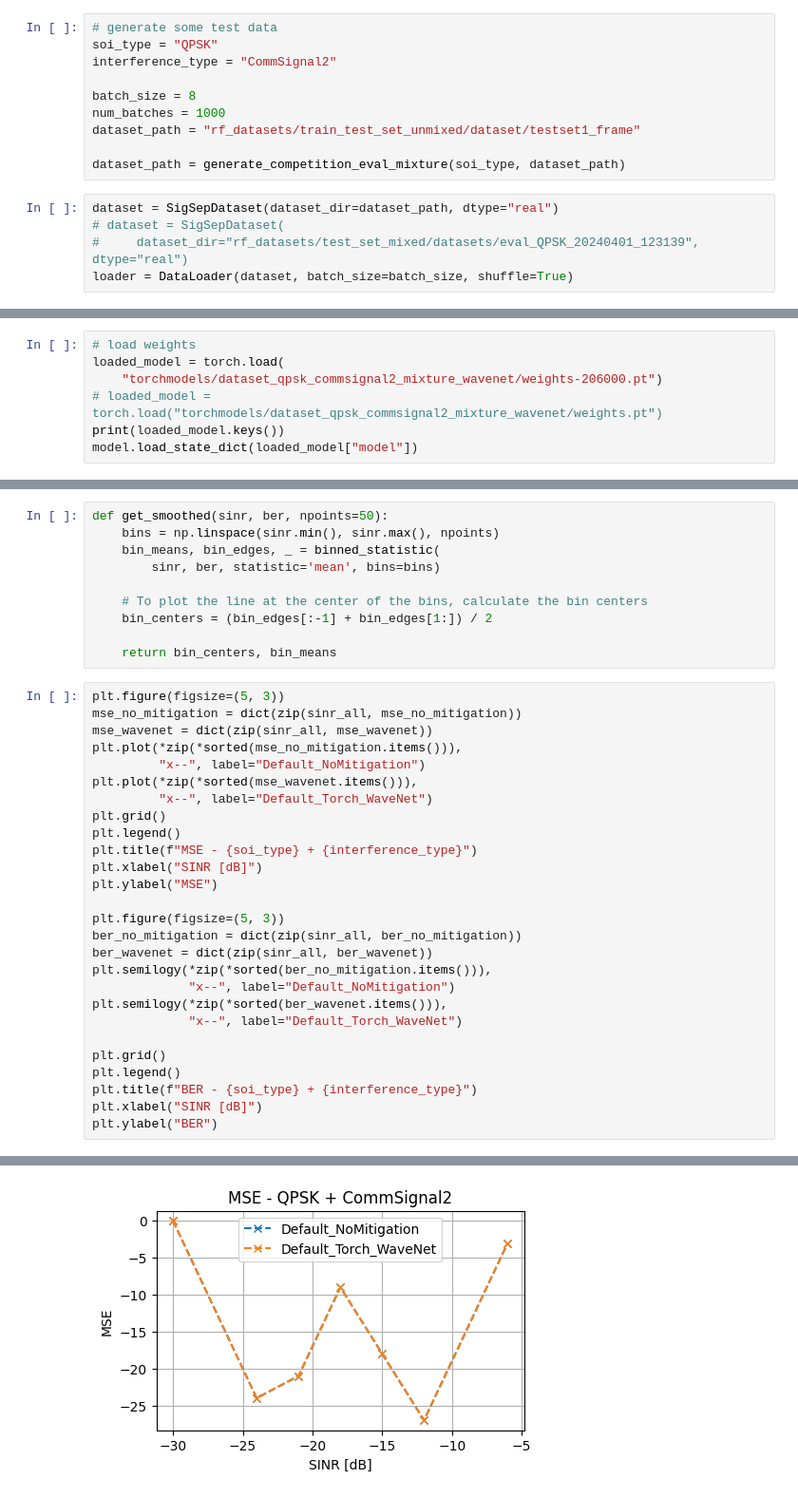
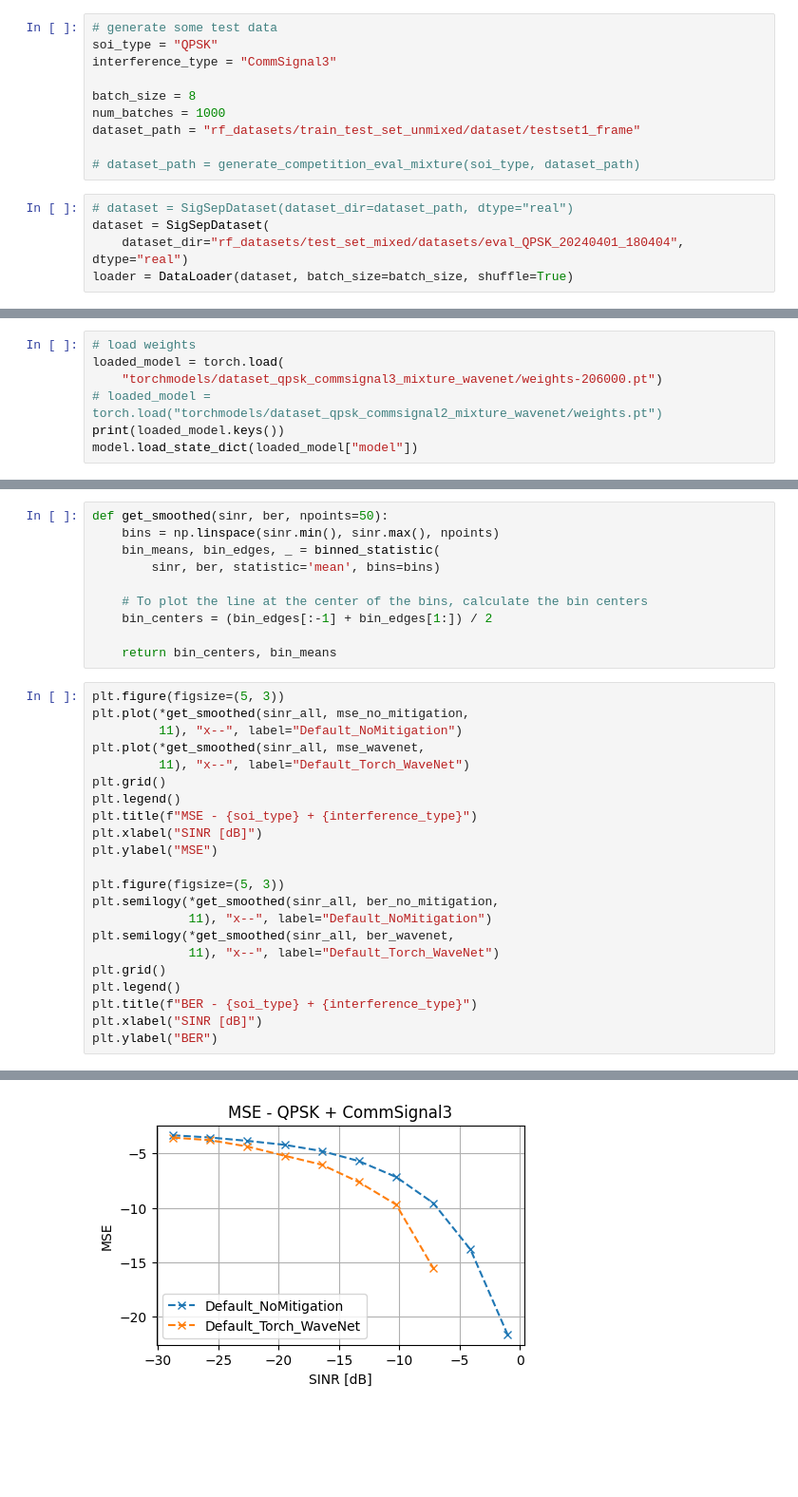
Before and after one commit to AhmedTarek62/ENEL645_ML_Project_RF_Challenge, a Jupyter notebook: notebooks/RFC_Default_Torch_WaveNet_inference.ipynb, the cells around one changed output, grey strips where cells are left out. Shown at 95% size. Saved outputs shown, nothing was run; the diff lists cells and outputs as text; blank space fills up the shorter version.

```diff
--- a/notebooks/RFC_Default_Torch_WaveNet_inference.ipynb
+++ b/notebooks/RFC_Default_Torch_WaveNet_inference.ipynb
@@ -29,17 +26,17 @@ Using device:  cuda
 # %%
 # generate some test data
 soi_type = "QPSK"
-interference_type = "CommSignal2"
+interference_type = "CommSignal3"
 
 batch_size = 8
 num_batches = 1000
 dataset_path = "rf_datasets/train_test_set_unmixed/dataset/testset1_frame"
 
-dataset_path = generate_competition_eval_mixture(soi_type, dataset_path)
+# dataset_path = generate_competition_eval_mixture(soi_type, dataset_path)
 # %%
-dataset = SigSepDataset(dataset_dir=dataset_path, dtype="real")
-# dataset = SigSepDataset(
-#     dataset_dir="rf_datasets/test_set_mixed/datasets/eval_QPSK_20240401_123139", dtype="real")
+# dataset = SigSepDataset(dataset_dir=dataset_path, dtype="real")
+dataset = SigSepDataset(
+    dataset_dir="rf_datasets/test_set_mixed/datasets/eval_QPSK_20240401_180404", dtype="real")
 loader = DataLoader(dataset, batch_size=batch_size, shuffle=True)
 # %%
 batch = next(iter(loader))
@@ -76,7 +73,7 @@ Estimated Total Size (MB): 6291451134.81
 # %%
 # load weights
 loaded_model = torch.load(
-    "torchmodels/dataset_qpsk_commsignal2_mixture_wavenet/weights-206000.pt")
+    "torchmodels/dataset_qpsk_commsignal3_mixture_wavenet/weights-206000.pt")
 # loaded_model = torch.load("torchmodels/dataset_qpsk_commsignal2_mixture_wavenet/weights.pt")
 print(loaded_model.keys())
 model.load_state_dict(loaded_model["model"])
@@ -183,31 +190,26 @@ def get_smoothed(sinr, ber, npoints=50):
     return bin_centers, bin_means
 # %%
 plt.figure(figsize=(5, 3))
-mse_no_mitigation = dict(zip(sinr_all, mse_no_mitigation))
-mse_wavenet = dict(zip(sinr_all, mse_wavenet))
-plt.plot(*zip(*sorted(mse_no_mitigation.items())),
-         "x--", label="Default_NoMitigation")
-plt.plot(*zip(*sorted(mse_wavenet.items())),
-         "x--", label="Default_Torch_WaveNet")
+plt.plot(*get_smoothed(sinr_all, mse_no_mitigation,
+         11), "x--", label="Default_NoMitigation")
+plt.plot(*get_smoothed(sinr_all, mse_wavenet,
+         11), "x--", label="Default_Torch_WaveNet")
 plt.grid()
 plt.legend()
 plt.title(f"MSE - {soi_type} + {interference_type}")
 plt.xlabel("SINR [dB]")
 plt.ylabel("MSE")
 
 plt.figure(figsize=(5, 3))
-ber_no_mitigation = dict(zip(sinr_all, ber_no_mitigation))
-ber_wavenet = dict(zip(sinr_all, ber_wavenet))
-plt.semilogy(*zip(*sorted(ber_no_mitigation.items())),
-             "x--", label="Default_NoMitigation")
-plt.semilogy(*zip(*sorted(ber_wavenet.items())),
-             "x--", label="Default_Torch_WaveNet")
-
+plt.semilogy(*get_smoothed(sinr_all, ber_no_mitigation,
+             11), "x--", label="Default_NoMitigation")
+plt.semilogy(*get_smoothed(sinr_all, ber_wavenet,
+             11), "x--", label="Default_Torch_WaveNet")
 plt.grid()
 plt.legend()
 plt.title(f"BER - {soi_type} + {interference_type}")
 plt.xlabel("SINR [dB]")
 plt.ylabel("BER")
 # %% [output]
 Text(0, 0.5, 'BER')
-[figure, old version]
+[figure, new version]
```
Also changed, not shown: parts of 6 cells of this notebook, 5 other files.
